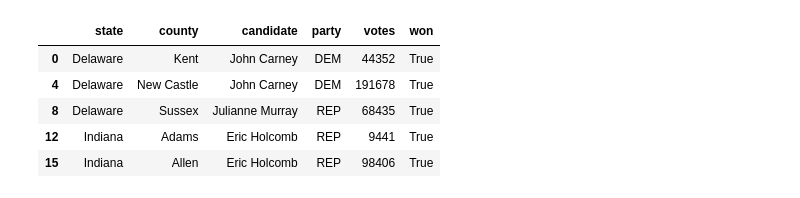
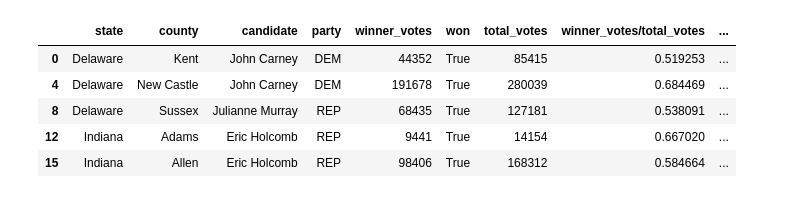
Before and after one commit to AllysonCui/ECO225, a Jupyter notebook: Code/Project 1/gcc_majoritarian.ipynb, the cells around one changed output. Cells and saved outputs as stored; diff of their text form; code cells hidden in the pictures.

```diff
--- a/Code/Project 1/gcc_majoritarian.ipynb
+++ b/Code/Project 1/gcc_majoritarian.ipynb
@@ -6,5 +6,7 @@ import seaborn as sns
 import plotly.express as px
 # %%
 df = pd.read_csv('/Users/jiaxincui/Documents/GitHub/git-exercise-AllysonCui/Data/Kaggle/governors_county_candidate.csv')
+df_gc = pd.read_csv('/Users/jiaxincui/Documents/GitHub/git-exercise-AllysonCui/Data/Kaggle/governors_county.csv')
 df_geo = pd.read_csv('/Users/jiaxincui/Documents/GitHub/git-exercise-AllysonCui/Data/Other/uscities.csv')
 pd.set_option('display.max_columns', None)
+df.head()
@@ -10,0 +20,19 @@ pd.set_option('display.max_columns', None)
+# %%
+#change column 'total_votes' to 'votes', add columns named 'won' 'total_votes' and 'votes/total_votes'
+df1 = df.copy()
+result = [False]*len(df)
+county = df_gc['county']
+current_votes = df_gc['current_votes']
+total_votes = []
+i = 0
+for index, row in df1.iterrows():
+    if  i < len(df_gc) and row['county'] == county.iloc[i]:
+        result[index] = True
+        i += 1
+    total_votes.append(current_votes.iloc[i-1])
+df1['won'] = result
+df1['county'] = df1['county'].str.replace(' County', '')
+df1.rename(columns={"votes": "winner_votes"}, inplace=True)
+df1['total_votes'] = total_votes
+df1['winner_votes/total_votes'] = df1['winner_votes'] / df1['total_votes']
+df1.head()
@@ -11,11 +46,12 @@ pd.set_option('display.max_columns', None)
 # %%
-df['county'] = df['county'].str.replace(' County', '')
-df_winner = df.drop(df[df['won'] == False].index, inplace = True)
+df_winner = df1.copy()
+df_winner.drop(df1[df1['won'] == False].index, inplace = True)
+df_winner['REP_won'] = df_winner['party'] == 'REP'
 df_winner.head()
 # %% [output]
-|  | state | county | candidate | party | votes | won |
-| 0 | Delaware | Kent | John Carney | DEM | 44352 | True |
-| 4 | Delaware | New Castle | John Carney | DEM | 191678 | True |
-| 8 | Delaware | Sussex | Julianne Murray | REP | 68435 | True |
-| 12 | Indiana | Adams | Eric Holcomb | REP | 9441 | True |
-| 15 | Indiana | Allen | Eric Holcomb | REP | 98406 | True |
+|  | state | county | candidate | party | winner_votes | won | total_votes | winner_votes/total_votes | ... |
+| 0 | Delaware | Kent | John Carney | DEM | 44352 | True | 85415 | 0.519253 | ... |
+| 4 | Delaware | New Castle | John Carney | DEM | 191678 | True | 280039 | 0.684469 | ... |
+| 8 | Delaware | Sussex | Julianne Murray | REP | 68435 | True | 127181 | 0.538091 | ... |
+| 12 | Indiana | Adams | Eric Holcomb | REP | 9441 | True | 14154 | 0.667020 | ... |
+| 15 | Indiana | Allen | Eric Holcomb | REP | 98406 | True | 168312 | 0.584664 | ... |
```
Also changed, not shown: parts of 4 cells of this notebook, 7 other files.
